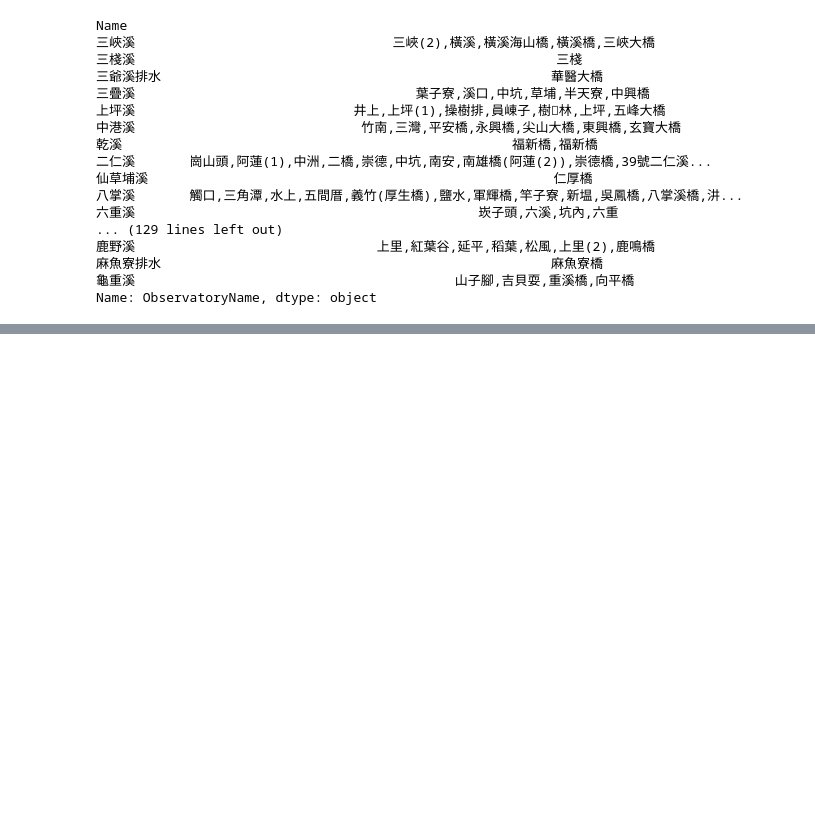
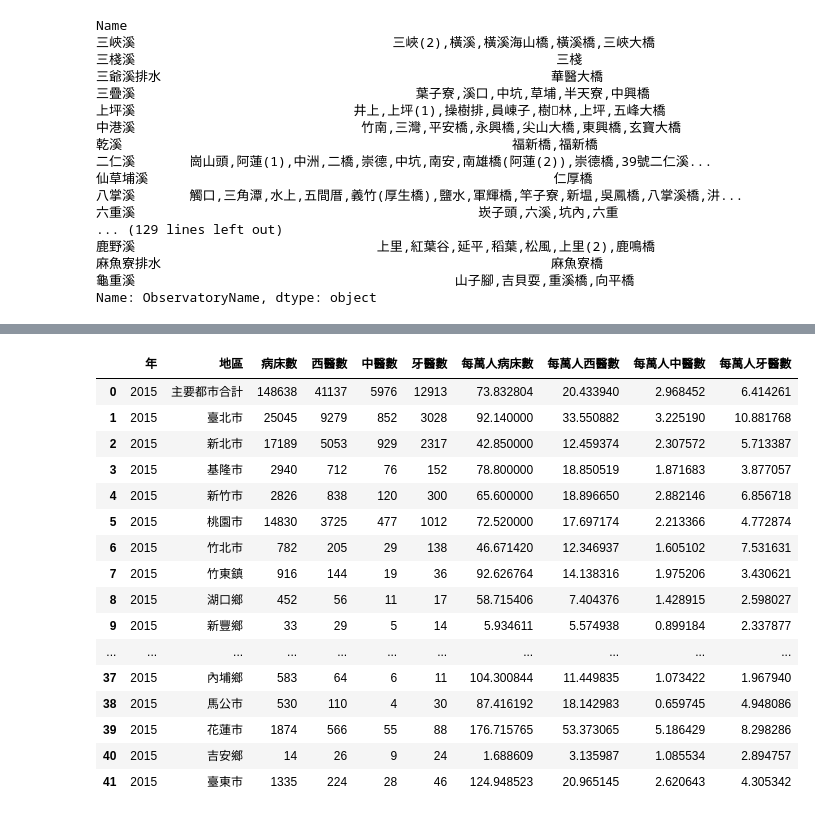
Before and after one commit to Linked-Open-Data-LOD-Taiwan/ontologies, a Jupyter notebook: script/opendata_test.ipynb, the cells around one changed output, grey strips where cells are left out. Cells and saved outputs as stored; diff of their text form; code cells hidden in the pictures; blank space fills up the shorter version.

```diff
--- a/script/opendata_test.ipynb
+++ b/script/opendata_test.ipynb
@@ -238,0 +326,22 @@ Name: 資料集名稱, dtype: object
+# %%
+df_6540=odMgr.get_dataset(6504)
+# %%
+df_6540
+# %% [output]
+|  | 年 | 地區 | 病床數 | 西醫數 | 中醫數 | 牙醫數 | 每萬人病床數 | 每萬人西醫數 | 每萬人中醫數 | 每萬人牙醫數 |
+| 0 | 2015 | 主要都市合計 | 148638 | 41137 | 5976 | 12913 | 73.832804 | 20.433940 | 2.968452 | 6.414261 |
+| 1 | 2015 | 臺北市 | 25045 | 9279 | 852 | 3028 | 92.140000 | 33.550882 | 3.225190 | 10.881768 |
+| 2 | 2015 | 新北市 | 17189 | 5053 | 929 | 2317 | 42.850000 | 12.459374 | 2.307572 | 5.713387 |
+| 3 | 2015 | 基隆市 | 2940 | 712 | 76 | 152 | 78.800000 | 18.850519 | 1.871683 | 3.877057 |
+| 4 | 2015 | 新竹市 | 2826 | 838 | 120 | 300 | 65.600000 | 18.896650 | 2.882146 | 6.856718 |
+| 5 | 2015 | 桃園市 | 14830 | 3725 | 477 | 1012 | 72.520000 | 17.697174 | 2.213366 | 4.772874 |
+| 6 | 2015 | 竹北市 | 782 | 205 | 29 | 138 | 46.671420 | 12.346937 | 1.605102 | 7.531631 |
+| 7 | 2015 | 竹東鎮 | 916 | 144 | 19 | 36 | 92.626764 | 14.138316 | 1.975206 | 3.430621 |
+| 8 | 2015 | 湖口鄉 | 452 | 56 | 11 | 17 | 58.715406 | 7.404376 | 1.428915 | 2.598027 |
+| 9 | 2015 | 新豐鄉 | 33 | 29 | 5 | 14 | 5.934611 | 5.574938 | 0.899184 | 2.337877 |
+| ... | ... | ... | ... | ... | ... | ... | ... | ... | ... | ... |
+| 37 | 2015 | 內埔鄉 | 583 | 64 | 6 | 11 | 104.300844 | 11.449835 | 1.073422 | 1.967940 |
+| 38 | 2015 | 馬公市 | 530 | 110 | 4 | 30 | 87.416192 | 18.142983 | 0.659745 | 4.948086 |
+| 39 | 2015 | 花蓮市 | 1874 | 566 | 55 | 88 | 176.715765 | 53.373065 | 5.186429 | 8.298286 |
+| 40 | 2015 | 吉安鄉 | 14 | 26 | 9 | 24 | 1.688609 | 3.135987 | 1.085534 | 2.894757 |
+| 41 | 2015 | 臺東市 | 1335 | 224 | 28 | 46 | 124.948523 | 20.965145 | 2.620643 | 4.305342 |
```
Also changed, not shown: parts of 26 cells of this notebook, 8 other files.
